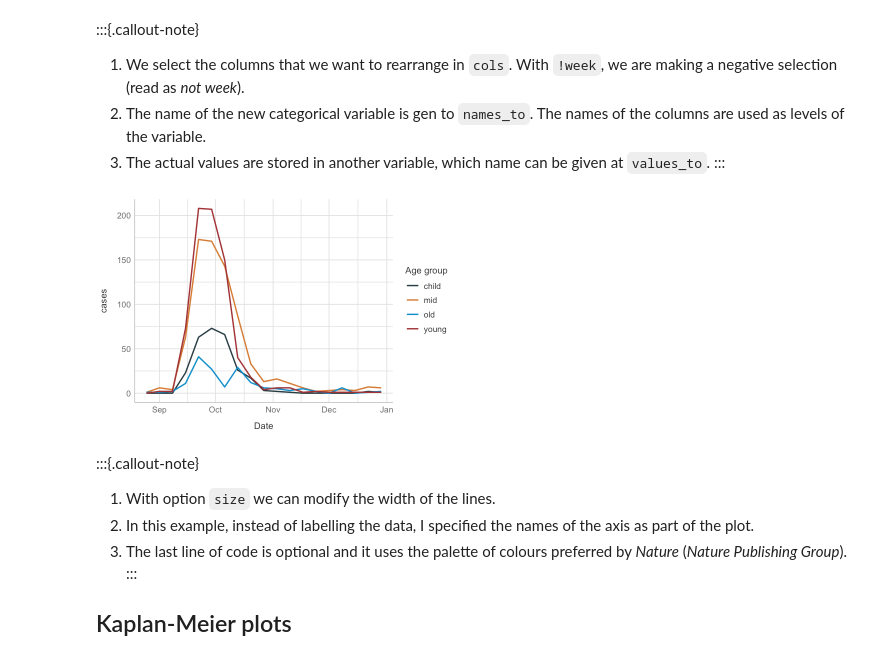
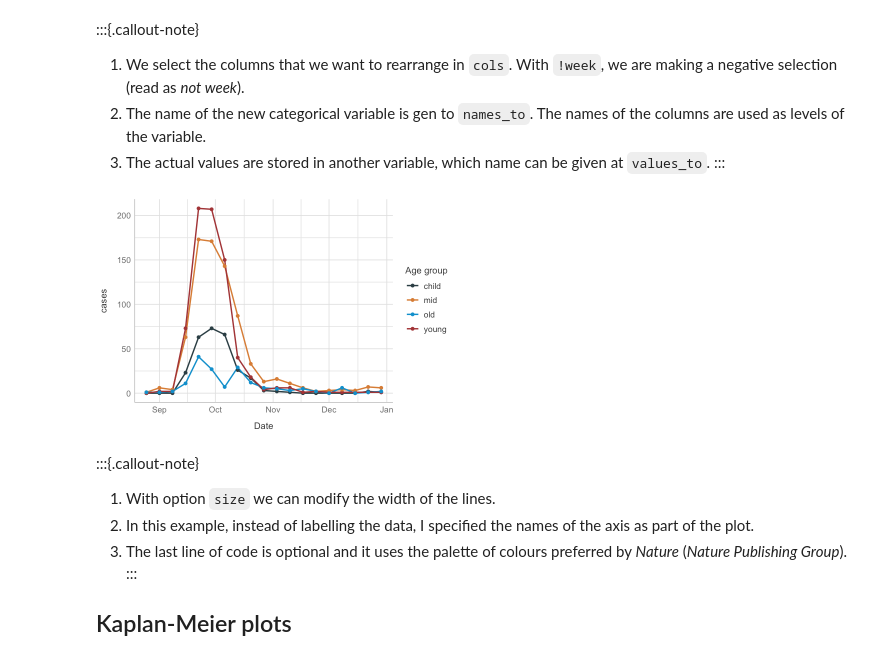
Before and after one commit to josie-athens/LabBook, a Jupyter notebook: graphical.ipynb, the cells around one changed output. Cells and saved outputs as stored; diff of their text form; code cells hidden in the pictures.

```diff
--- a/graphical.ipynb
+++ b/graphical.ipynb
@@ -646,12 +651,13 @@ A tibble: 6 × 3
 # %%
 #| label: fig-fig21
 #| fig-cap: "Dynamics of reported influenza cases by age group, in the 1957 pandemic in England and Wales."
 flu_melt |>
   gf_line(cases ~ week, col = ~ agegrp, size = 0.8) |>
+  gf_point() |>
   gf_labs(col = "Age group") |>
   gf_refine(jama)
 # %% [output]
-[figure, old version]
+[figure, new version]
 # %% [markdown]
 :::{.callout-note}
 1.  With option `size` we can modify the width of the lines.
```
Also changed, not shown: parts of 16 cells of this notebook, 9 other files.
